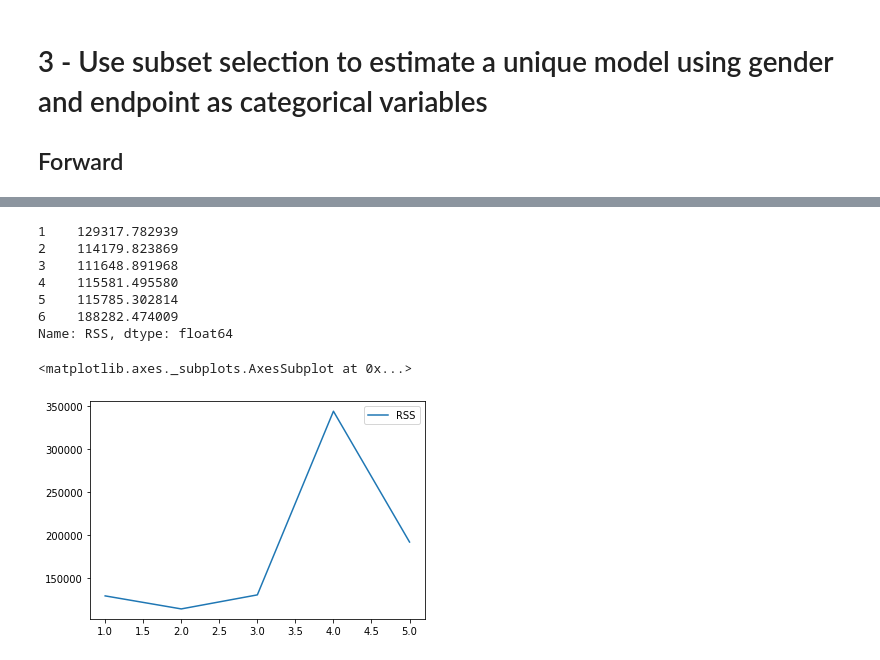
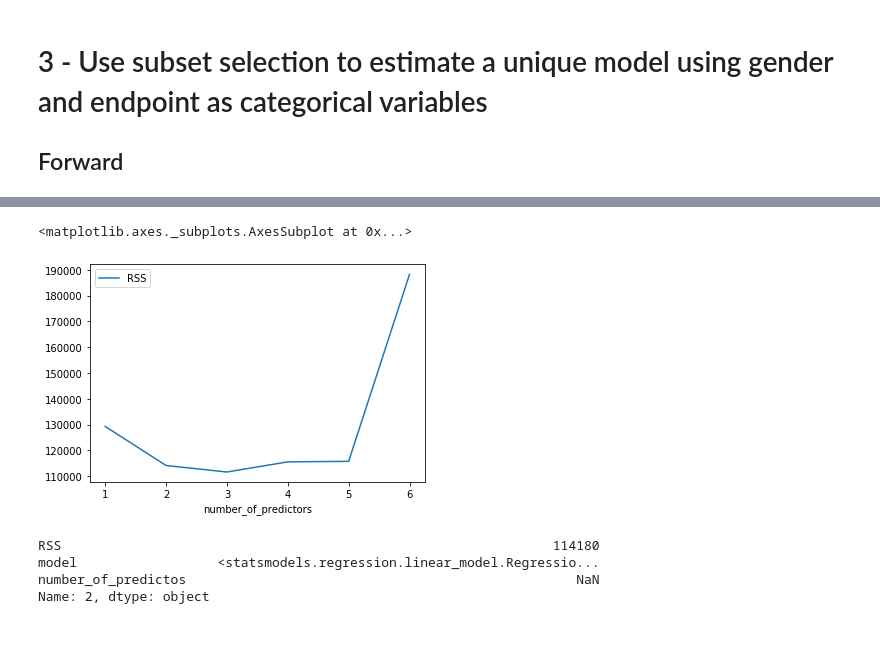
Before and after one commit to AndreaPrati98/EFSA_study, a Jupyter notebook: Cic.ipynb, the cells around one changed output, grey strips where cells are left out. Drawn from its saved outputs; the diff is of its cells as text; code cells hidden in the pictures.

```diff
--- a/Cic.ipynb
+++ b/Cic.ipynb
@@ -134,15 +140,12 @@ display(models_fwd)
 # %%
-models_fwd.RSS
+models_fwd.plot(x='number_of_predictors', y='RSS')
 # %% [output]
-1    129317.782939
-2    114179.823869
-3    111648.891968
-4    115581.495580
-5    115785.302814
-6    188282.474009
-Name: RSS, dtype: float64
+<matplotlib.axes._subplots.AxesSubplot at 0x...>
+[figure, added]
-# %%
-models_fwd.plot()
-# %% [output]
-<matplotlib.axes._subplots.AxesSubplot at 0x...>
-[figure, removed]
+# %%
+ models_fwd.iloc[1]
+# %% [output]
+RSS                                                               114180
+model                  <statsmodels.regression.linear_model.Regressio...
+number_of_predictos                                                  NaN
+Name: 2, dtype: object
```
Also changed, not shown: parts of 6 cells of this notebook.
